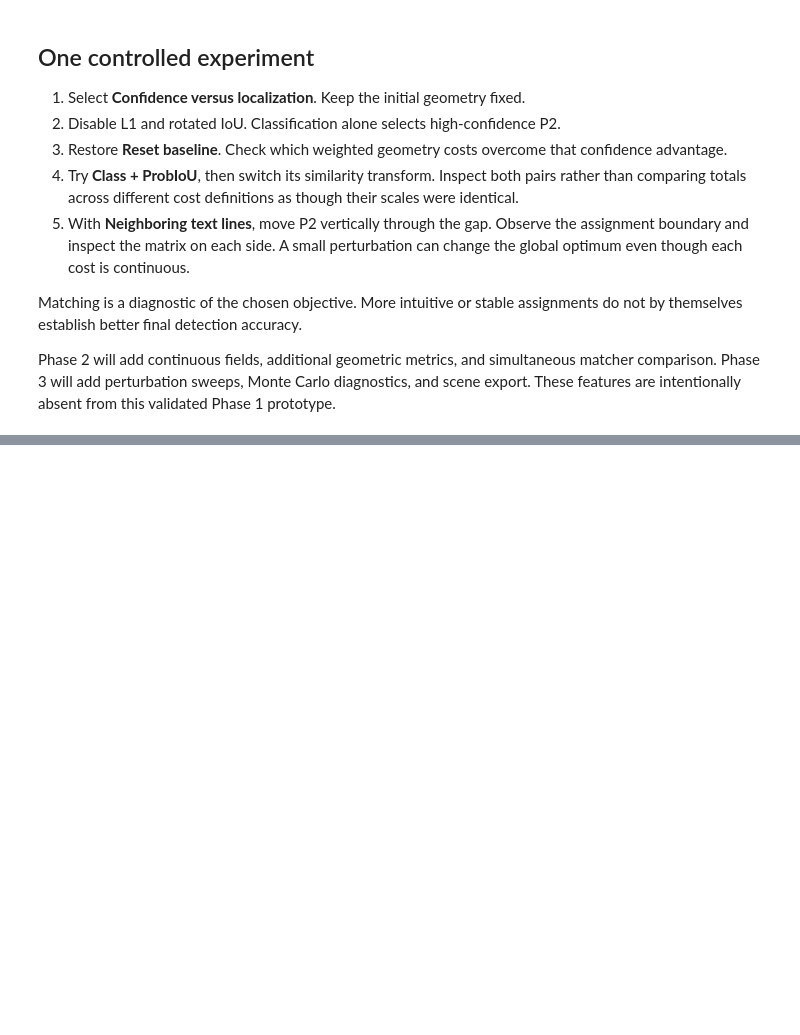
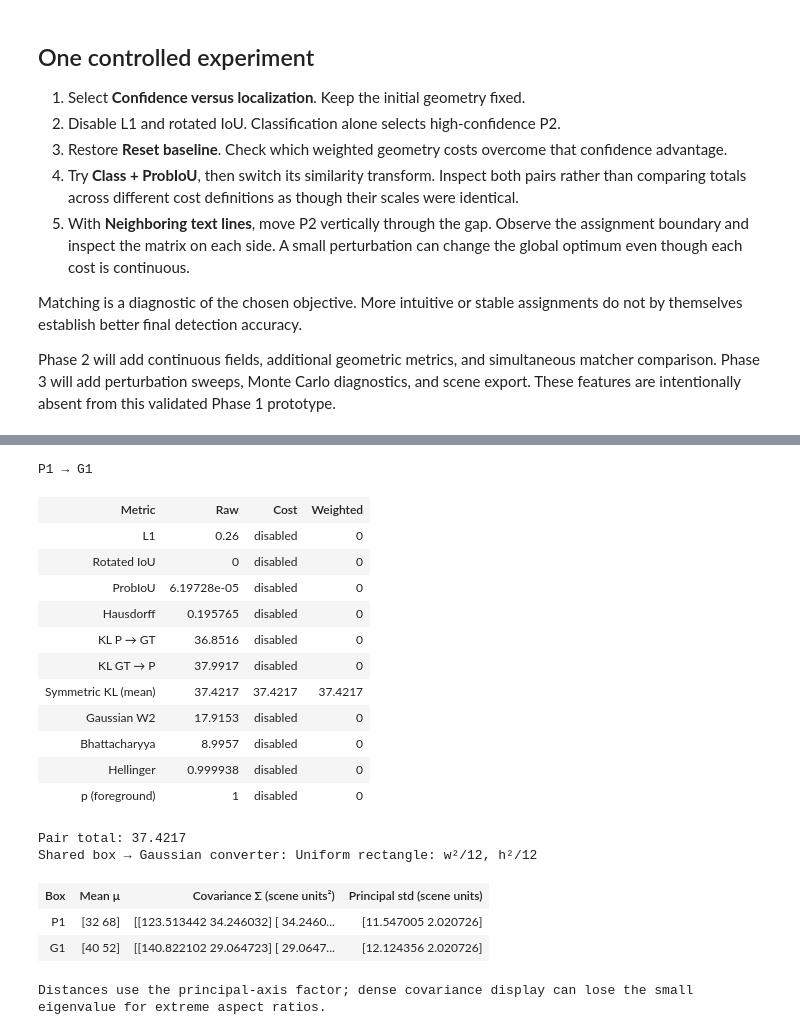
Before and after one commit to Red-Eyed/ml-sandbox, a Jupyter notebook: 06_hungarian_matcher/matcher_lab.ipynb, the cells around one changed output, grey strips where cells are left out. Saved outputs shown, nothing was run; the diff lists cells and outputs as text; code cells hidden in the pictures; blank space fills up the shorter version.

```diff
--- a/06_hungarian_matcher/matcher_lab.ipynb
+++ b/06_hungarian_matcher/matcher_lab.ipynb
@@ -231,0 +330,24 @@ These features are intentionally absent from this validated Phase 1 prototype.
+# %%
+import numpy as np
+
+from ml_sandbox.matcher_lab import Box, NormalizedBox, box_to_gaussian, normalized_box_to_gaussian
+from ml_sandbox.matcher_lab.gaussian_kl import symmetric_kl
+
+converter_example = box_to_gaussian(Box("example", 0, 0, 12, 3))
+np.testing.assert_allclose(converter_example.covariance, np.diag([12, 0.75]))
+encoded_example = NormalizedBox("encoded", 0.25, 0.5, 0.1, 0.1, 0.7, 0.7)
+physical_gaussian = normalized_box_to_gaussian(encoded_example, image_width=800, image_height=400)
+np.testing.assert_allclose(physical_gaussian.mean, [200, 200])
+np.testing.assert_allclose(physical_gaussian.covariance, [[1000 / 3, 200], [200, 1000 / 3]])
+
+gaussian_scene = scenes["Oversized competing prediction"]
+gaussian_config = MatcherConfig((CostTerm(Metric.SYMMETRIC_KL, 1.0),))
+gaussian_evaluation = evaluate_costs(
+    gaussian_scene.predictions, gaussian_scene.targets, gaussian_config
+)
+pred_gaussian = box_to_gaussian(gaussian_scene.predictions[0].box)
+gt_gaussian = box_to_gaussian(gaussian_scene.targets[0])
+assert np.isclose(gaussian_evaluation.total[0, 0], symmetric_kl(pred_gaussian, gt_gaussian))
+display(SVG(static_preview(gaussian_scene, gaussian_config)))
+display(HTML(pair_html(gaussian_scene, gaussian_config, gaussian_evaluation, "P1", "G1")))
+# %% [output]
@@ -231,0 +355,19 @@ These features are intentionally absent from this validated Phase 1 prototype.
+P1 → G1
+| Metric | Raw | Cost | Weighted |
+| L1 | 0.26 | disabled | 0 |
+| Rotated IoU | 0 | disabled | 0 |
+| ProbIoU | 6.19728e-05 | disabled | 0 |
+| Hausdorff | 0.195765 | disabled | 0 |
+| KL P → GT | 36.8516 | disabled | 0 |
+| KL GT → P | 37.9917 | disabled | 0 |
+| Symmetric KL (mean) | 37.4217 | 37.4217 | 37.4217 |
+| Gaussian W2 | 17.9153 | disabled | 0 |
+| Bhattacharyya | 8.9957 | disabled | 0 |
+| Hellinger | 0.999938 | disabled | 0 |
+| p (foreground) | 1 | disabled | 0 |
+Pair total: 37.4217
+Shared box → Gaussian converter: Uniform rectangle: w²/12, h²/12
+| Box | Mean μ | Covariance Σ (scene units²) | Principal std (scene units) |
+| P1 | [32 68] | [[123.513442 34.246032] [ 34.2460... | [11.547005 2.020726] |
+| G1 | [40 52] | [[140.822102 29.064723] [ 29.0647... | [12.124356 2.020726] |
+Distances use the principal-axis factor; dense covariance display can lose the small eigenvalue for extreme aspect ratios.
```
Also changed, not shown: parts of 11 cells of this notebook, 17 other files.
